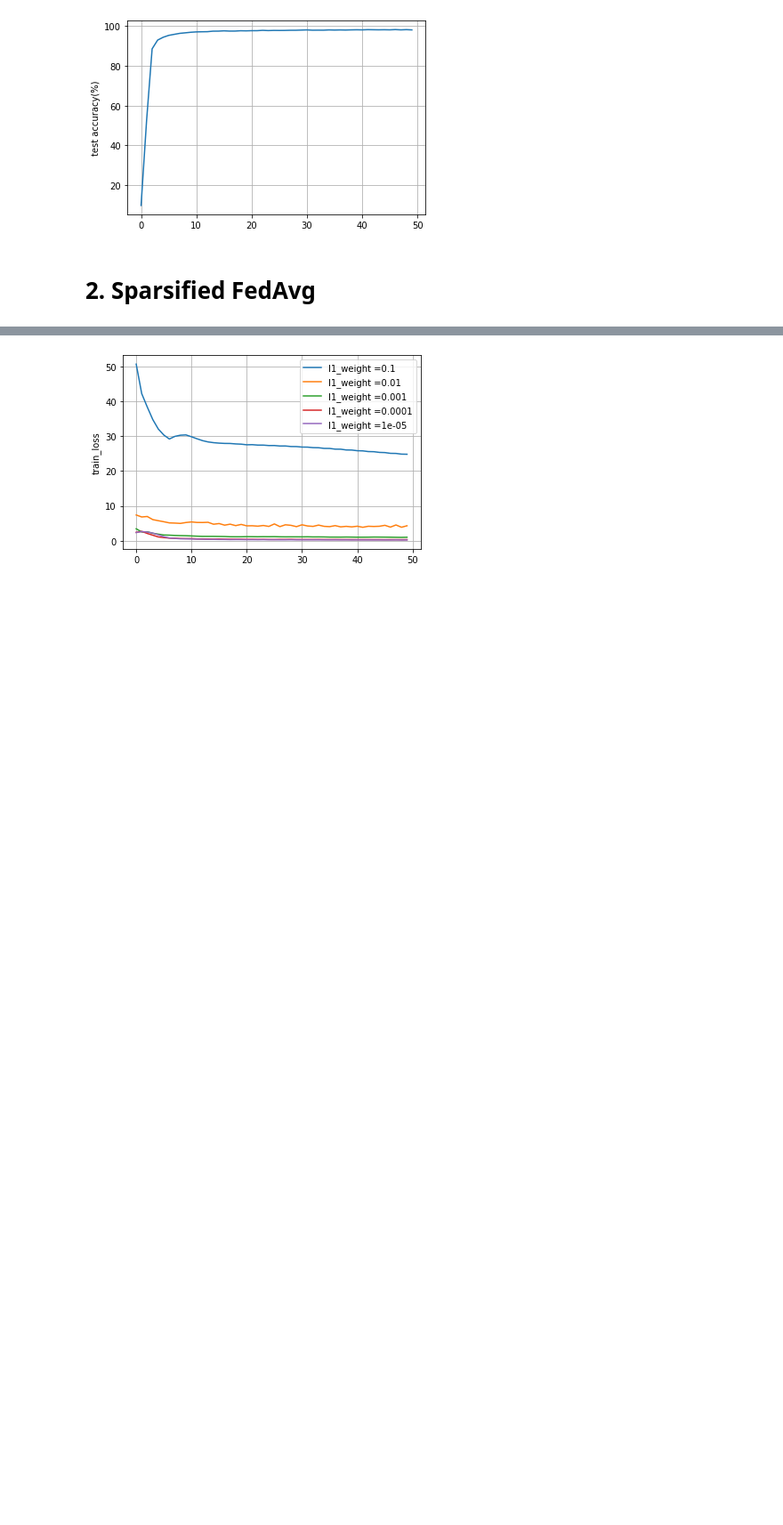
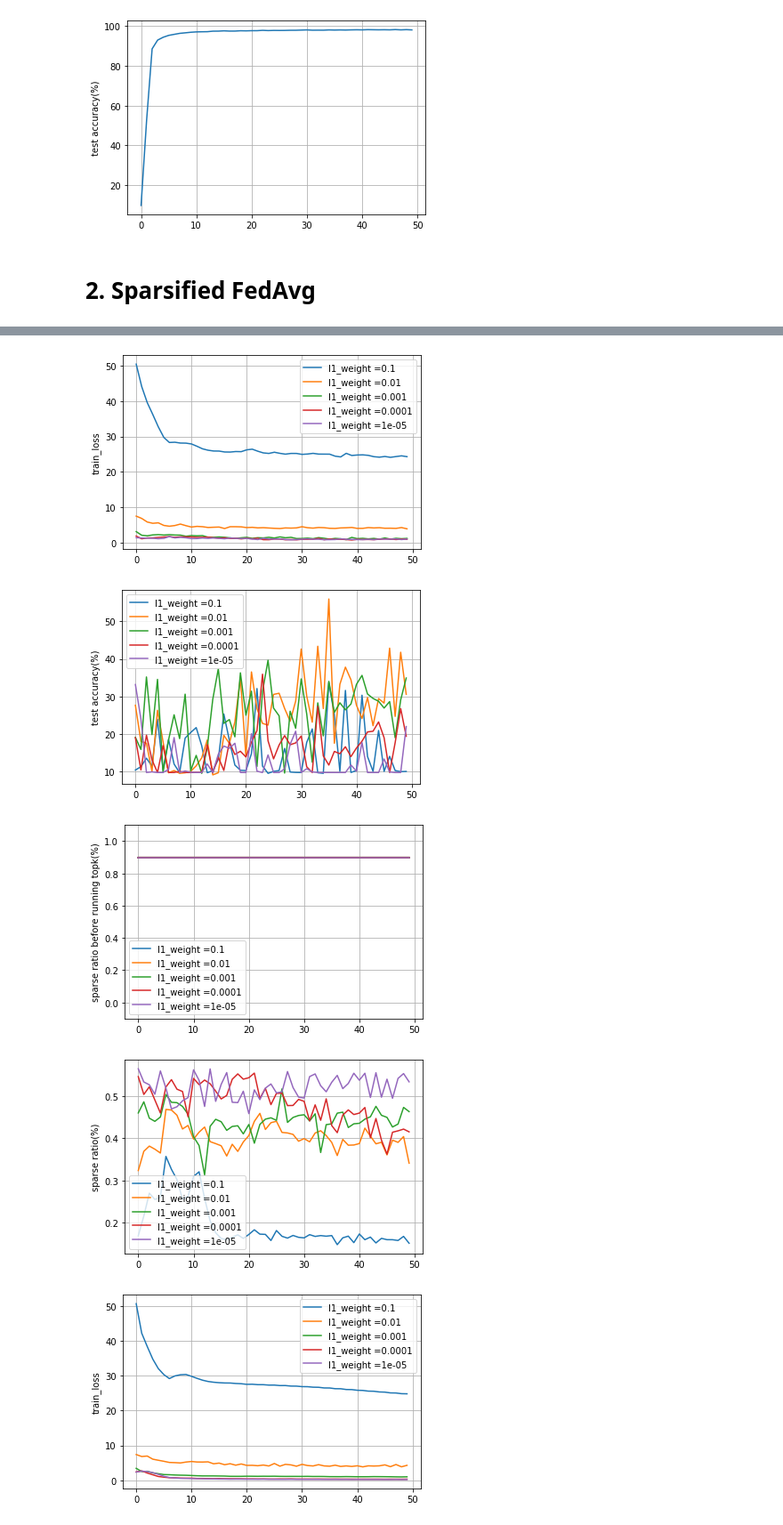
Before and after one commit to jinhyun-so/Sparse-secure-aggregation, a Jupyter notebook: Main_IID_MNIST.ipynb, the cells around one changed output, grey strips where cells are left out. Shown: that part at 89% size. Cells and saved outputs as stored; diff of their text form; code cells hidden in the pictures; blank space fills up the shorter version.

```diff
--- a/Main_IID_MNIST.ipynb
+++ b/Main_IID_MNIST.ipynb
@@ -418,3 +456,54 @@ pickle.dump(acc_test_arr_all,           open('./results/l1Reg_acc_test_arr_all',
+# %%
+# plot loss curve
+#print(loss_locals)
+#print(loss_train)
+# plt.figure()
+for k in range(len(l1_weights)-1):
+    plt.plot(range(args.epochs), loss_train_all[0,k,:], label='l1_weight ={}'.format(l1_weights[k]))
+
+
+plt.legend()
+plt.ylabel('train_loss')
+plt.grid()
+plt.show()
+# plt.savefig('./save/fed_{}_{}_{}_C{}_iid{}.png'.format(args.dataset, args.model, args.epochs, args.frac, args.iid))
+
+
+for k in range(len(l1_weights)-1):
+    plt.plot(range(args.epochs), acc_test_arr_all[0,k,:], label='l1_weight ={}'.format(l1_weights[k]))
+
+plt.legend()
+plt.ylabel('test accuracy(%)')
+plt.grid()
+plt.show()
+
+
+for k in range(len(l1_weights)-1):
+    plt.plot(range(args.epochs), sparse_ratio_bf_topk_all[0,k,:], label='l1_weight ={}'.format(l1_weights[k]))
+
+plt.legend()
+plt.ylim([-0.1, 1.1])
+plt.ylabel('sparse ratio before running topk(%)')
+plt.grid()
+plt.show()
+
+
+for k in range(len(l1_weights)-1):
+    plt.plot(range(args.epochs), aggregate_sparse_ratio_all[0,k,:], label='l1_weight ={}'.format(l1_weights[k]))
+
+plt.legend()
+plt.ylabel('sparse ratio(%)')
+plt.grid()
+plt.show()
+
+
+
+#print(loss_train_Fedavg)
+# %% [output]
+[figure, added]
+[figure, added]
+[figure, added]
+[figure, added]
 # %%
 # plot loss curve
 #print(loss_locals)
```
Also changed, not shown: parts of 5 cells of this notebook, 8 other files.
